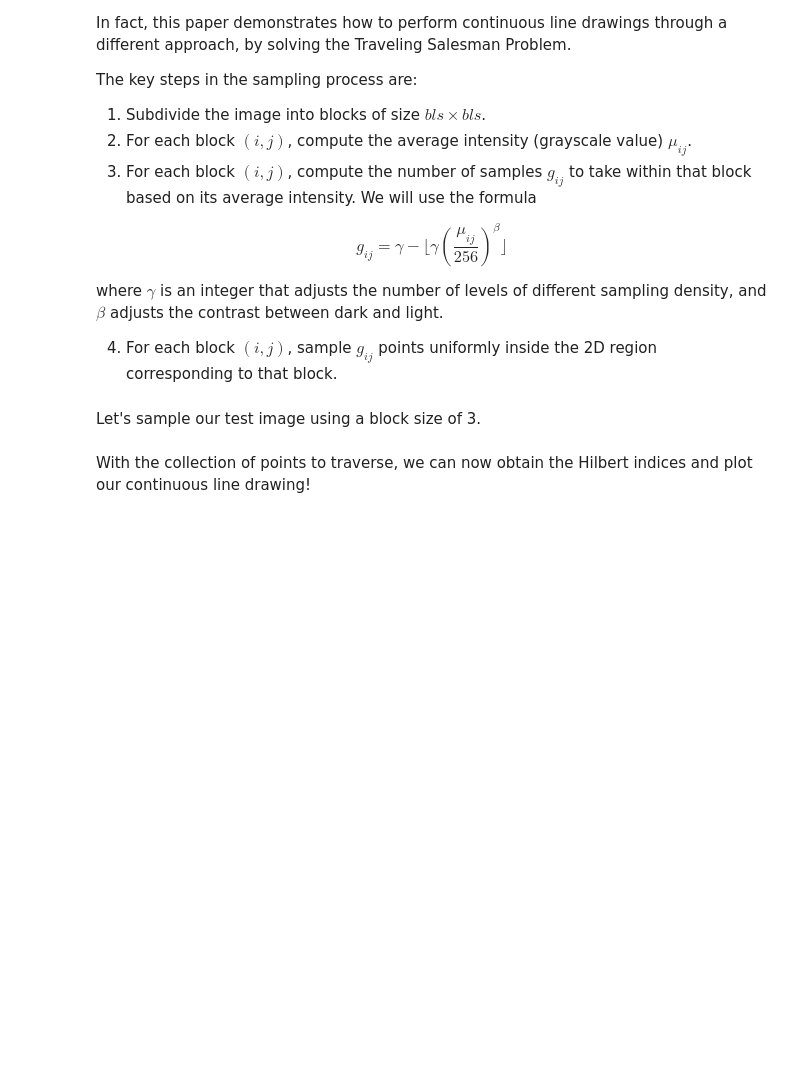
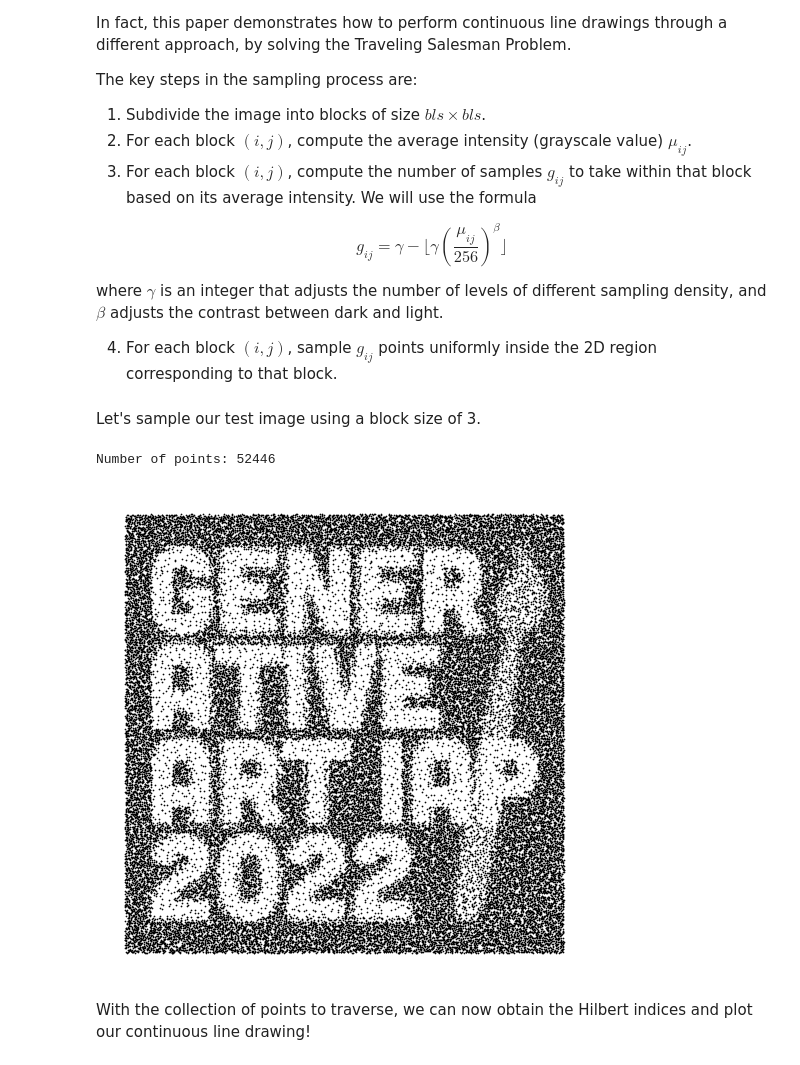
Before and after one commit to gvarnavi/generative-art-iap, a Jupyter notebook: 01.25-Tuesday/03_space-filling-curves-py.ipynb, the cells around one changed output. Drawn from its saved outputs; the diff is of its cells as text; code cells hidden in the pictures; blank space fills up the shorter version.

Commit message:
Run space-filling curves.

```diff
--- a/01.25-Tuesday/03_space-filling-curves-py.ipynb
+++ b/01.25-Tuesday/03_space-filling-curves-py.ipynb
@@ -104,7 +104,7 @@ def load_image(img_path, max_size=500):
     print("Image dimensions:",m,n)
     return im
 
-def image_plot(figsize=(8,8)):
+def image_plot(figsize=(7,7)):
     plt.close()
     fig, ax = plt.subplots(1,1,figsize=figsize)
     ax.axis('equal')
@@ -178,10 +182,13 @@ Let's sample our test image using a block size of 3.
 # %%
 bls = 3
 pts, bounds = sample_image(im, bls)
 
 fig, ax = image_plot()
-ax.scatter(pts[:,0], pts[:,1], s=1, color='k')
+ax.scatter(pts[:,0], pts[:,1], s=0.5, color='k')
 plt.show()
+# %% [output]
+Number of points: 52446
+[figure, added]
 # %% [markdown]
 With the collection of points to traverse, we can now obtain the Hilbert indices and plot our continuous line drawing!
 # %%
```
Also changed, not shown: parts of 9 cells of this notebook.
